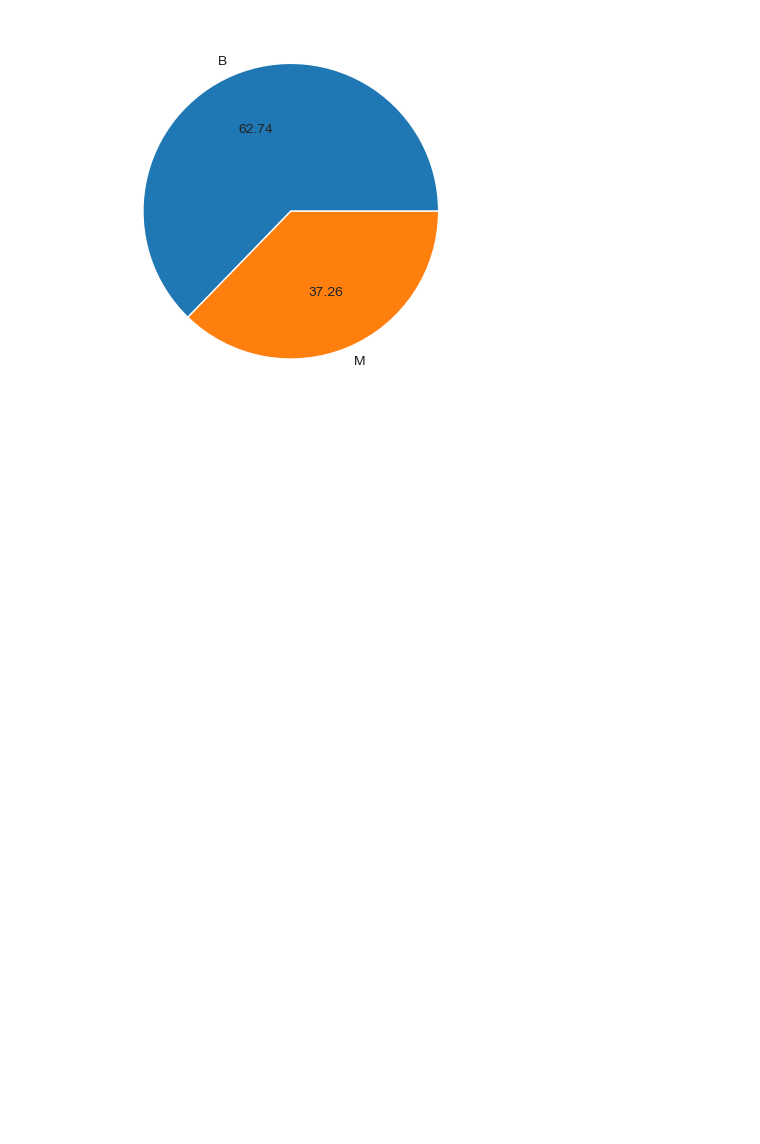
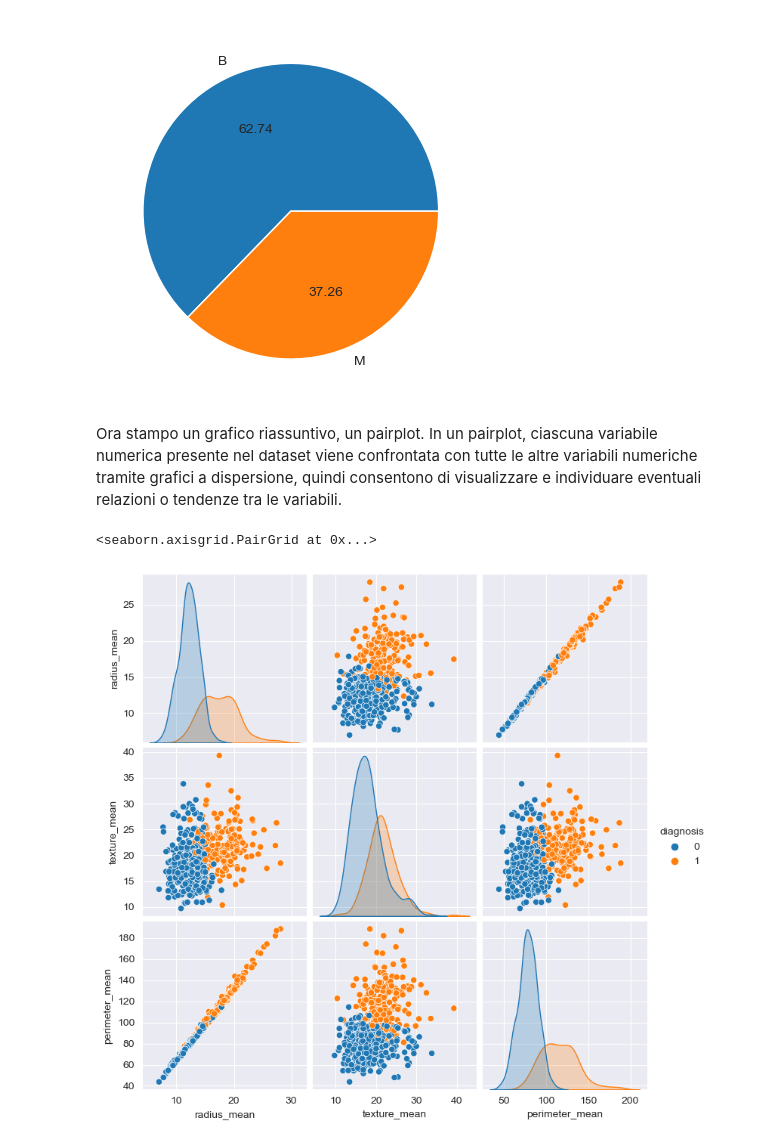
Before and after one commit to chiaracos/BreastCancerPrediction, a Jupyter notebook: BreastCancerPrediction.ipynb, the cells around one changed output. Cells and saved outputs as stored; diff of their text form; code cells hidden in the pictures; blank space fills up the shorter version.

```diff
--- a/BreastCancerPrediction.ipynb
+++ b/BreastCancerPrediction.ipynb
@@ -100,7 +100,7 @@ print(df)
 La prima cosa da fare è di enumerare la colonna di diagnosi tale che M = 1, B = 0. In questo modo possono essere usati come input per algoritmi di ml.
 # %%
 from sklearn.preprocessing import LabelEncoder
-encoder = LabelEncoder()
-df['diagnosis'] = encoder.fit_transform(df['diagnosis'])
-print(df[['diagnosis']])
+labelencoder_Y=LabelEncoder()
+df.iloc[:,1]=labelencoder_Y.fit_transform(df.iloc[:,1].values)
+df.head()
 # %% [output]
@@ -166,3 +161,10 @@ plt.pie(df['diagnosis'].value_counts(), labels=['B', 'M'], autopct="%0.2f")
 plt.show()
 # %% [output]
 [figure]
+# %% [markdown]
+Ora stampo un grafico riassuntivo, un pairplot. In un pairplot, ciascuna variabile numerica presente nel dataset viene confrontata con tutte le altre variabili numeriche tramite grafici a dispersione, quindi consentono di visualizzare e individuare eventuali relazioni o tendenze tra le variabili.
+# %%
+sns.pairplot(df.iloc[:,1:5],hue="diagnosis")
+# %% [output]
+<seaborn.axisgrid.PairGrid at 0x...>
+[figure, added]
```
Also changed, not shown: parts of 11 cells of this notebook.
